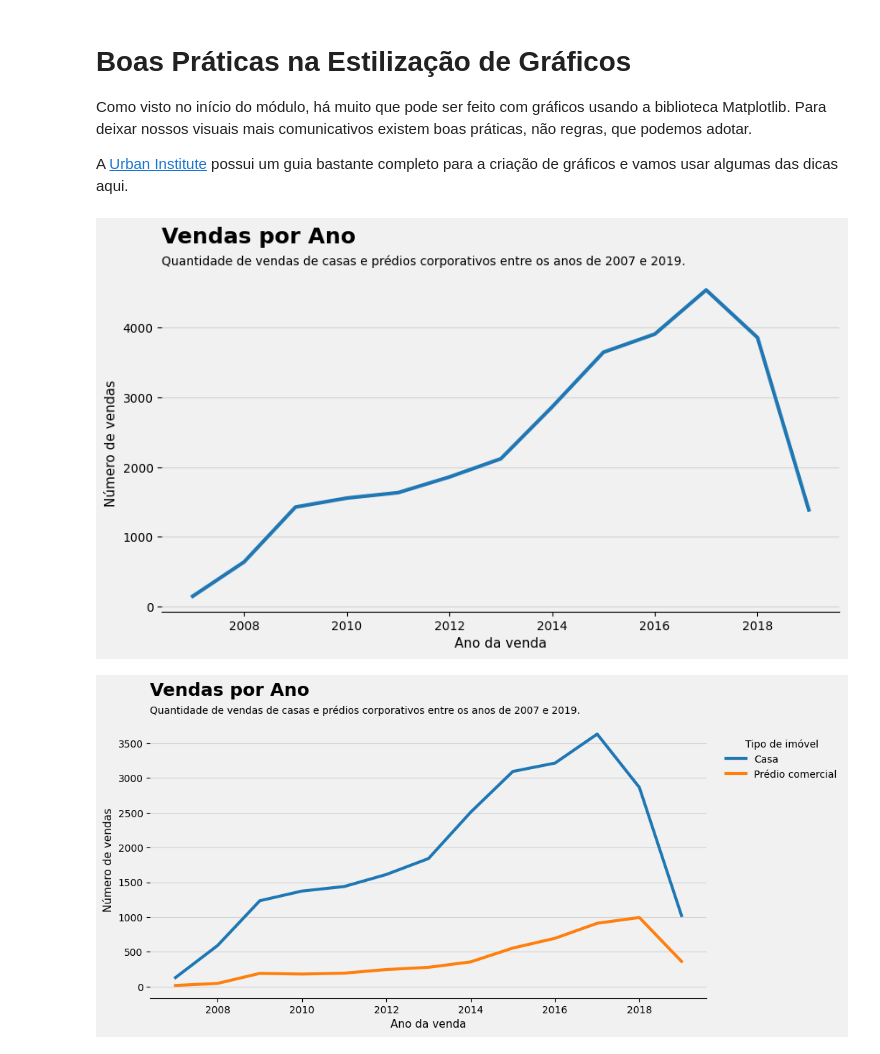
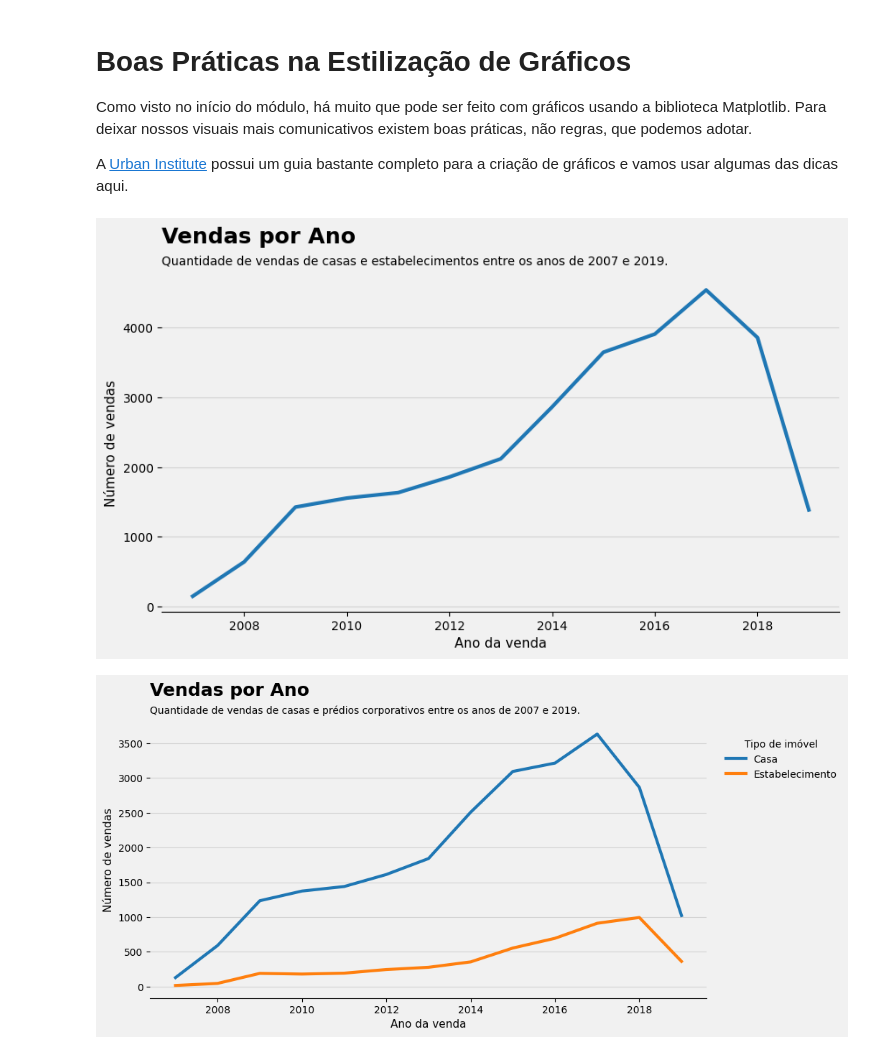
Before and after one commit to lucas-mdsena/python_udemy_module_3, a Jupyter notebook: notebook_matplotlib.ipynb, the cells around one changed output. Drawn from its saved outputs; the diff is of its cells as text; code cells hidden in the pictures.

```diff
--- a/notebook_matplotlib.ipynb
+++ b/notebook_matplotlib.ipynb
@@ -600,7 +600,7 @@ df = df.rename(columns=nomes)
 # Tradução dos tipos de imóveis
 imoveis = {
     'house':'Casa',
-    'unit':'Prédio comercial'
+    'unit':'Estabelecimento'
 }
 df = df.replace(imoveis)
 
@@ -695,35 +695,35 @@ agrupamento_serie = df[['ano_venda', 'id_venda']].groupby(by=['ano_venda']).coun
 fig, ax = plt.subplots(
     figsize=(10,5),
     facecolor='#F1F1F1' # Define a cor de fundo da Figure
     )
 
 ax.plot(
     agrupamento_serie.index,
     agrupamento_serie['id_venda'],
     linewidth=3 # Expessura da linha
 )
 
 ax.set_title('Vendas por Ano\n', fontsize=18, loc='left', fontweight='bold')
 ax.set_xlabel('Ano da venda', fontsize=11)
 ax.set_ylabel('Número de vendas', fontsize=11)
 
 # Define a cor de fundo do Axes
 ax.set_facecolor('#F1F1F1')
 
 # Remove as bordas superior, direita e esquerda do Axes
 ax.spines['top'].set_visible(False)
 ax.spines['right'].set_visible(False)
 ax.spines['left'].set_visible(False)
 
 # Subtítulo
-ax.text(0,1.03,'Quantidade de vendas de casas e prédios corporativos entre os anos de 2007 e 2019.',transform=ax.transAxes)
+ax.text(0,1.03,'Quantidade de vendas de casas e estabelecimentos entre os anos de 2007 e 2019.',transform=ax.transAxes)
 
 # Define o tipo de grade do gráfico para horizontal
 ax.grid(axis='y', color='lightgrey')
 
 plt.show()
 # %% [output]
-[figure, old version]
+[figure, new version]
 # %%
 agrupamento_serie = df[['ano_venda', 'id_venda', 'tipo_imovel']].groupby(by=['ano_venda', 'tipo_imovel']).count()
 
```
Also changed, not shown: parts of 1 cell of this notebook.
